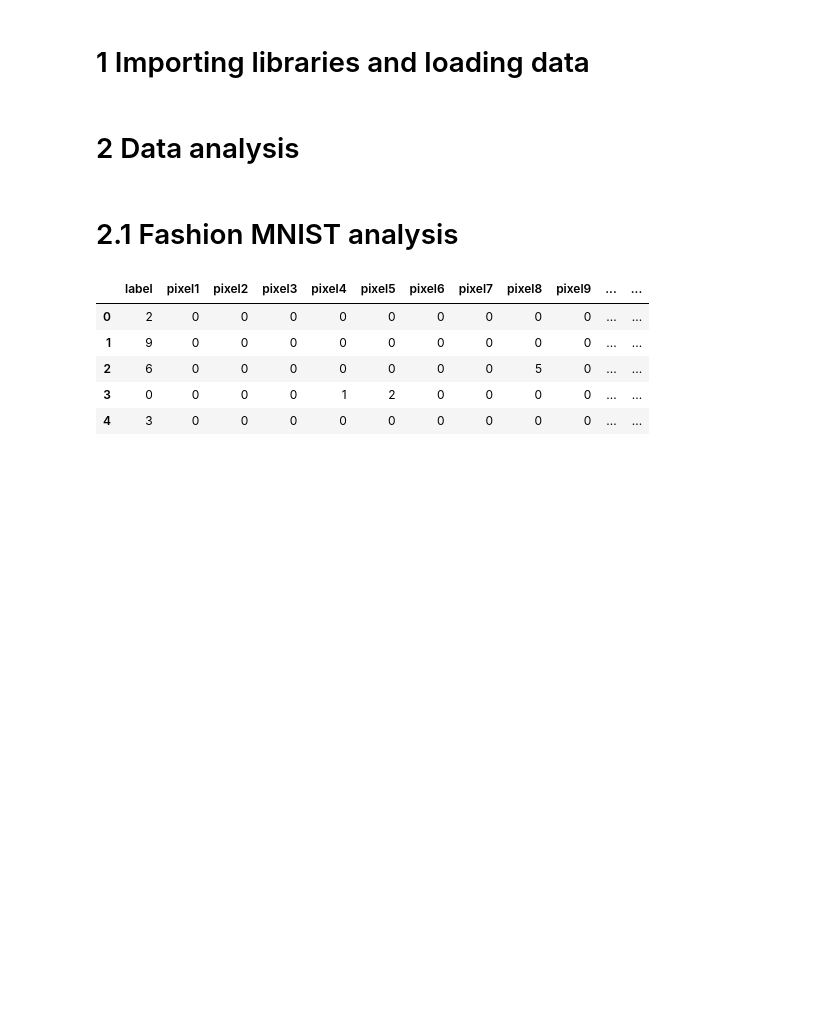
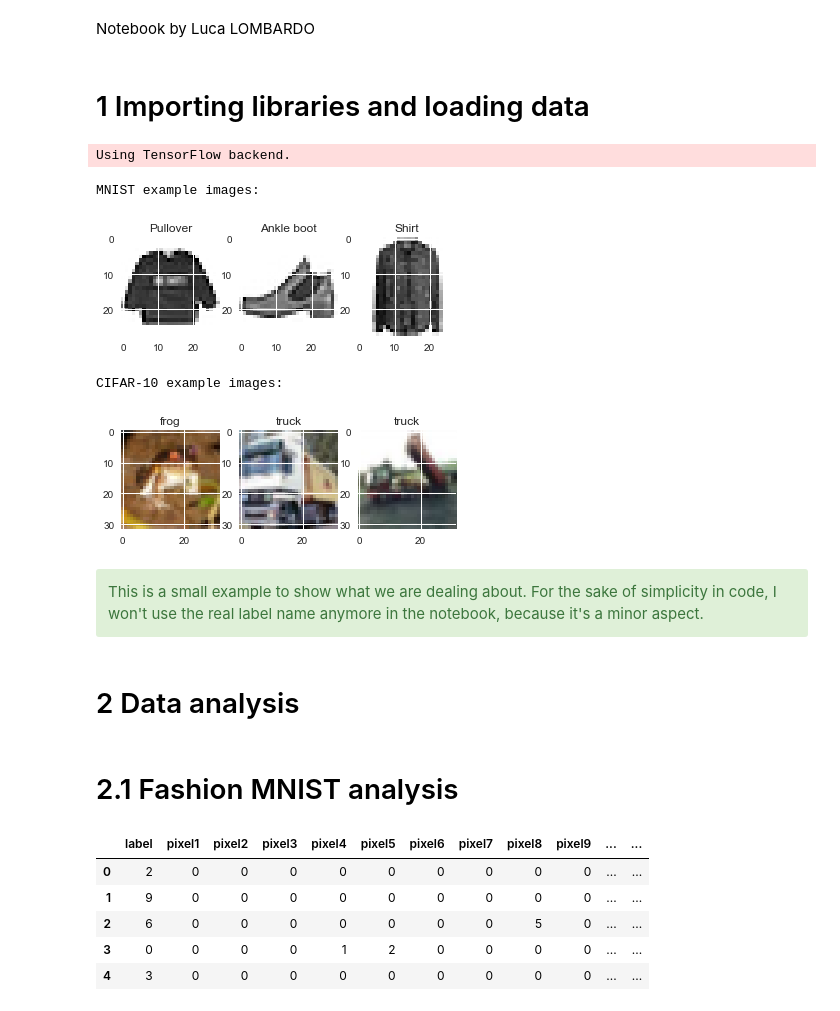
Before and after one commit to lomluca/asi_ae, a Jupyter notebook: assignment.ipynb, the cells around one changed output. Drawn from its saved outputs; the diff is of its cells as text; code cells hidden in the pictures; blank space fills up the shorter version.

```diff
--- a/assignment.ipynb
+++ b/assignment.ipynb
@@ -1,8 +1,11 @@
+# %% [markdown]
+<div class='label label-info'>Notebook by Luca LOMBARDO</div>
 # %% [markdown]
 # 1 Importing libraries and loading data
 # %%
 import numpy as np
 import matplotlib.pyplot as plt
+import matplotlib
 import pandas as pd
 from scipy.stats import norm
 from sklearn.metrics import confusion_matrix
@@ -15,17 +18,13 @@ from keras.models import Sequential, Model
 from keras.layers import Dense, Dropout, Flatten
 from keras.layers import Conv2D, MaxPooling2D
 from keras import backend as K
+from keras.datasets import cifar10
 import time
 
 np.seterr(divide='ignore', invalid='ignore')
 
-# useful function to load CIFAR-10 datasets
-def unpickle(file):
-    import pickle
-    with open(file, 'rb') as fo:
-        dict = pickle.load(fo, encoding='bytes')
-    return dict
-
 def show_performance(true_values, predicted_values, posteriors):
     print("The accuracy is: %.2f%%" % ((true_values == predicted_values).sum() / len(true_values) * 100))
     print("The log-likelihood is: %.2f" % log_loss(true_values, posteriors))
+# %% [output]
+Using TensorFlow backend.
@@ -51,3 +49,38 @@ cifar10_test["class"] = y_test
+# %%
+mnist_images = fashion_mnist_train.drop(columns="label").as_matrix().reshape(len(fashion_mnist_train), 28, 28)
+print("MNIST example images:")
+plt.subplot(231)
+plt.title(mnist_labels[fashion_mnist_train["label"].iloc[0]])
+plt.imshow(mnist_images[0], cmap=matplotlib.cm.Greys)
+plt.subplot(232)
+plt.title(mnist_labels[fashion_mnist_train["label"].iloc[1]])
+plt.imshow(mnist_images[1], cmap=matplotlib.cm.Greys)
+plt.subplot(233)
+plt.title(mnist_labels[fashion_mnist_train["label"].iloc[2]])
+plt.imshow(mnist_images[2], cmap=matplotlib.cm.Greys)
+plt.show()
+
+cifar_images = cifar10_train.drop(columns="class").as_matrix().reshape(len(cifar10_train), 32, 32, 3)
+print("CIFAR-10 example images:")
+plt.subplot(234)
+plt.title(cifar10_labels[cifar10_train["class"].iloc[0]])
+plt.imshow(cifar_images[0])
+plt.subplot(235)
+plt.title(cifar10_labels[cifar10_train["class"].iloc[1]])
+plt.imshow(cifar_images[1])
+plt.subplot(236)
+plt.title(cifar10_labels[cifar10_train["class"].iloc[2]])
+plt.imshow(cifar_images[2])
+plt.show()
+# %% [output]
+MNIST example images:
+[figure, added]
+CIFAR-10 example images:
+[figure, added]
+# %% [markdown]
+<div class="alert alert-success">
+This is a small example to show what we are dealing about. For the sake of simplicity in code, I won't use the real label name anymore in the notebook, because it's a minor aspect.
+</div>
 # %% [markdown]
 # 2 Data analysis
 # %% [markdown]
```
Also changed, not shown: parts of 22 cells of this notebook.
